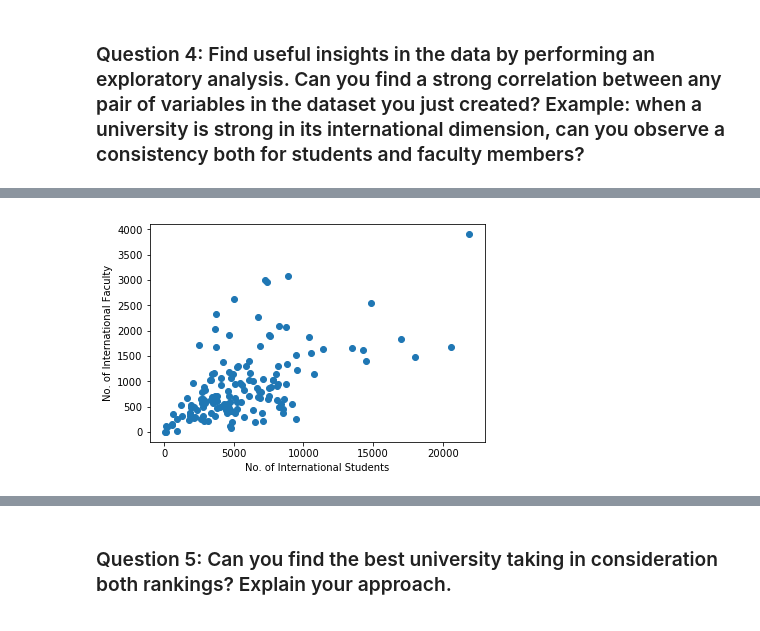
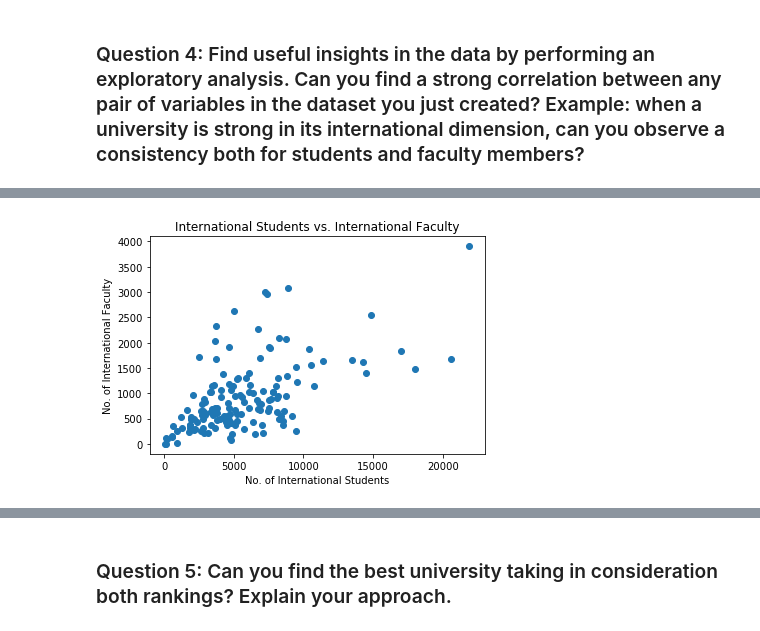
Before and after one commit to justcho5/ADA, a Jupyter notebook: homework02.ipynb, the cells around one changed output, grey strips where cells are left out. Saved outputs shown, nothing was run; the diff lists cells and outputs as text; code cells hidden in the pictures.

```diff
--- a/homework02.ipynb
+++ b/homework02.ipynb
@@ -713,8 +732,9 @@ At the first glance, there seems to be a lot of columns having very high correla
 # %%
 # Helper function
-def plot_scatter(df, x_col_name, y_col_name):
+def plot_scatter(df, x_col_name, y_col_name, title):
     x, y = df[x_col_name], df[y_col_name]
     plt.scatter(x, y)
     plt.gca().set_xlabel(x_col_name)
     plt.gca().set_ylabel(y_col_name)
+    plt.gca().set_title(title)
 # %%
@@ -724,4 +748,4 @@ plot_scatter(variables, 'Rank_top', 'No. of International Faculty')
 # %%
-plot_scatter(variables, 'No. of International Students', 'No. of International Faculty')
+plot_scatter(variables, 'No. of International Students', 'No. of International Faculty', 'International Students vs. International Faculty')
 # %% [output]
-[figure, old version]
+[figure, new version]
```
Also changed, not shown: parts of 11 cells of this notebook.
